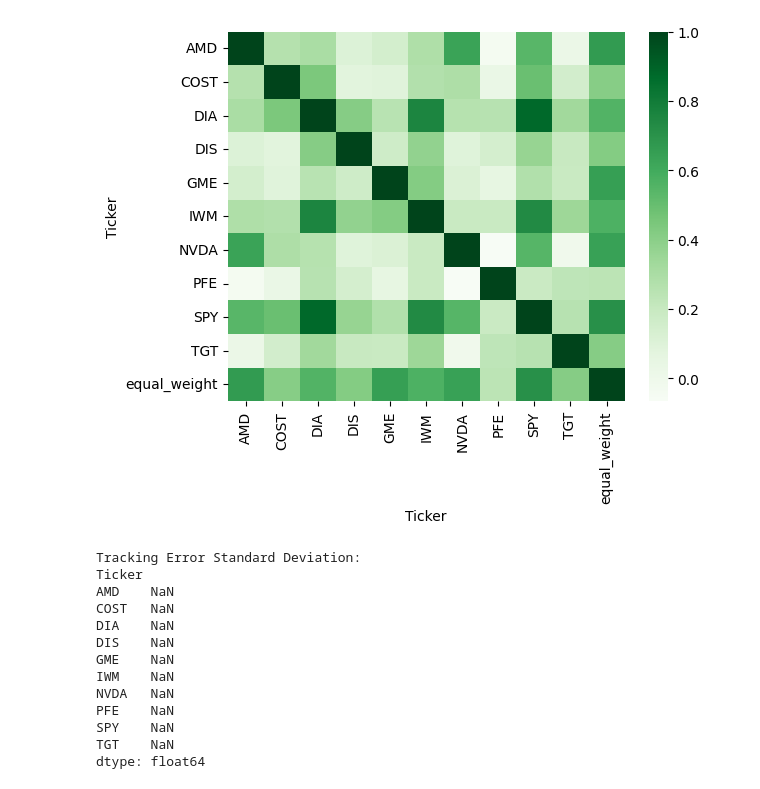
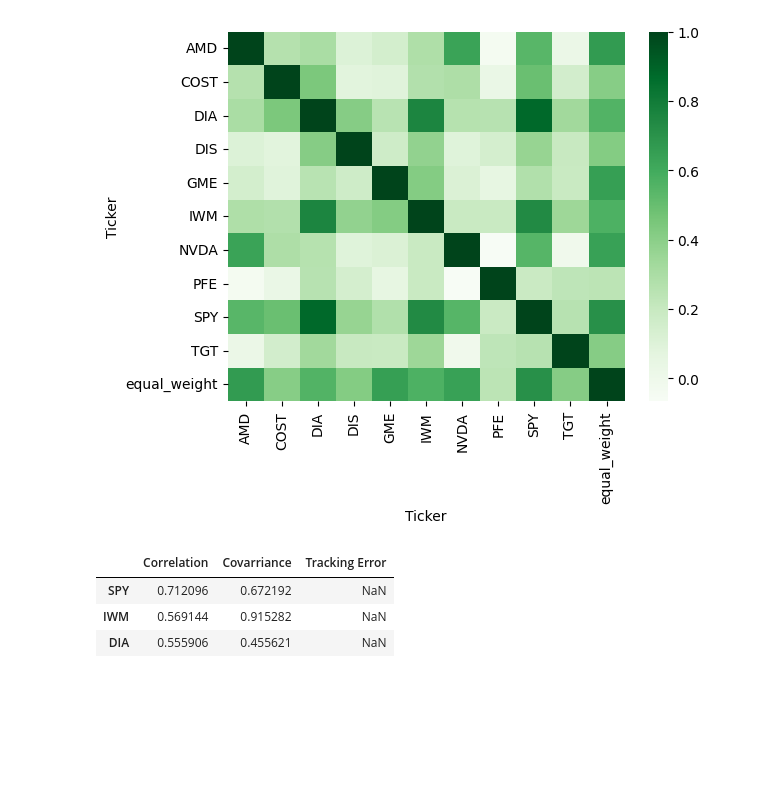
Before and after one commit to CCNY-Analytics-and-Quant/JeremyPerez_QFprojects_spring2024, a Jupyter notebook: QFinance_Spring2024/project1.ipynb, the cells around one changed output. Cells and saved outputs as stored; diff of their text form; code cells hidden in the pictures; blank space fills up the shorter version.

```diff
--- a/QFinance_Spring2024/project1.ipynb
+++ b/QFinance_Spring2024/project1.ipynb
@@ -262,34 +262,27 @@ sns.heatmap(daily_returns[-252:].corr(), cmap= 'Greens')
 # %% [output]
 <Axes: xlabel='Ticker', ylabel='Ticker'>
 [figure]
-# %%
-#Tracking Errors trailing 10 years
-daily_returns2= tickers_data.pct_change()
-daily_returns2 = daily_returns2.drop(columns=["equal_weight"])
-
-daily_returns2
-
-assets_returns= daily_returns2[tickers]
-# Calculate ETFs returns
-etfs_returns = daily_returns2[etfs]
-
-tracking_error = assets_returns - etfs_returns
-tracking_error_std = tracking_error.std()
-
-# Print tracking error standard deviation
-print("Tracking Error Standard Deviation:")
-print(tracking_error_std)
-# %% [output]
-Tracking Error Standard Deviation:
-Ticker
-AMD    NaN
-COST   NaN
-DIA    NaN
-DIS    NaN
-GME    NaN
-IWM    NaN
-NVDA   NaN
-PFE    NaN
-SPY    NaN
-TGT    NaN
-dtype: float64
+# %%
+# Gather returns data for 10 years
+trailing_returns = tickers_data.pct_change()
+
+# Gathers returns for ETFs
+trailing_etf_returns = trailing_returns[etfs]
+
+# Calculate trailing portfolio returns
+trailing_portfolio_return = trailing_returns[tickers].mean(axis=1)
+
+# Difference between portfolio returns and etf returns
+tracking_errors = trailing_etf_returns.sub(trailing_portfolio_return)
+
+# Calculate standard deviation of tracking_errors
+tracking_errors_std = tracking_errors.std()
+
+# Adds tracking error values to the portfolio_risk dataframe
+portfolio_risk['Tracking Error'] = tracking_errors_std
+portfolio_risk
+# %% [output]
+|  | Correlation | Covarriance | Tracking Error |
+| SPY | 0.712096 | 0.672192 | NaN |
+| IWM | 0.569144 | 0.915282 | NaN |
+| DIA | 0.555906 | 0.455621 | NaN |
```
Also changed, not shown: parts of 8 cells of this notebook.
